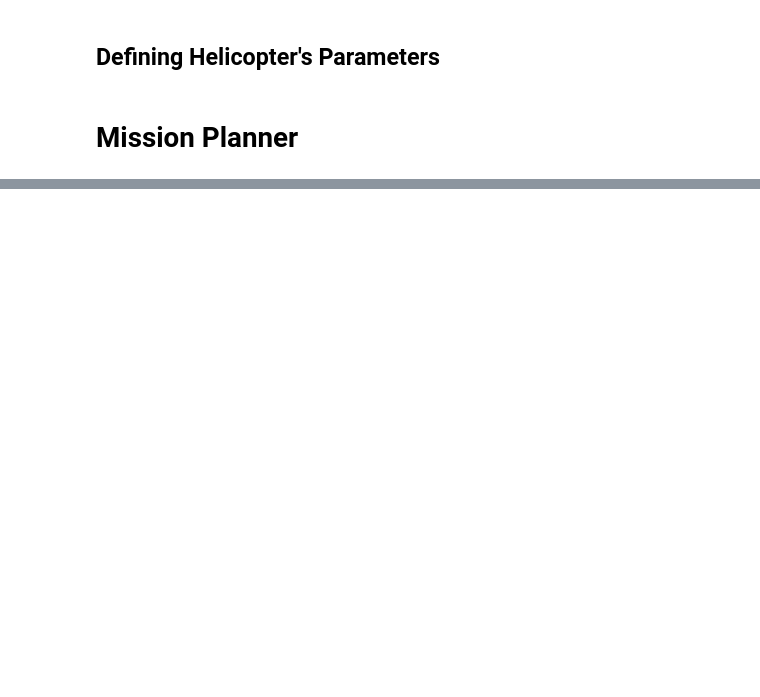
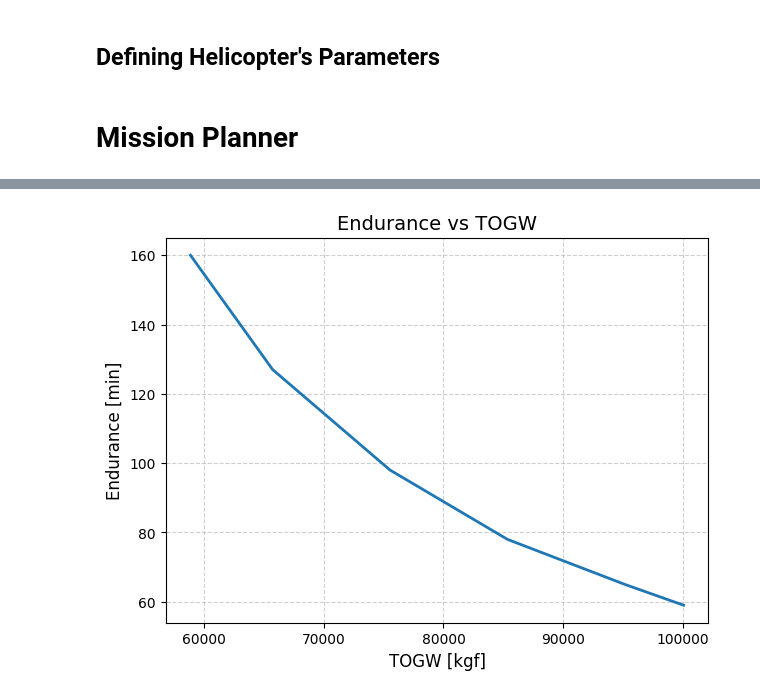
Before and after one commit to chaitanyakeshri/Rotary_Aerodynamics, a Jupyter notebook: Flight_Performance_Estimator.ipynb, the cells around one changed output, grey strips where cells are left out. Cells and saved outputs as stored; diff of their text form; code cells hidden in the pictures; blank space fills up the shorter version.

```diff
--- a/Flight_Performance_Estimator.ipynb
+++ b/Flight_Performance_Estimator.ipynb
@@ -1090,0 +782,21 @@ Total Mission Time: 60 minutes
+# %%
+import numpy as np
+import matplotlib.pyplot as plt
+
+# Data
+endurance = np.array([160, 127, 98, 78, 65, 59])  # minutes
+TOGW_kg = np.array([6000, 6700, 7700, 8700, 9700, 10200])  # kg
+
+# Convert to kgf (1 kg = 9.81 N, so 1 kgf = 9.81 N)
+TOGW_kgf = TOGW_kg * 9.81
+
+# Plot
+plt.figure(figsize=(7,5))
+plt.plot(TOGW_kgf, endurance, linestyle='-', linewidth=2)
+plt.xlabel("TOGW [kgf]", fontsize=12)
+plt.ylabel("Endurance [min]", fontsize=12)
+plt.title("Endurance vs TOGW", fontsize=14)
+plt.grid(True, linestyle="--", alpha=0.6)
+plt.show()
+# %% [output]
+[figure, added]
```
Also changed, not shown: parts of 13 cells of this notebook.
